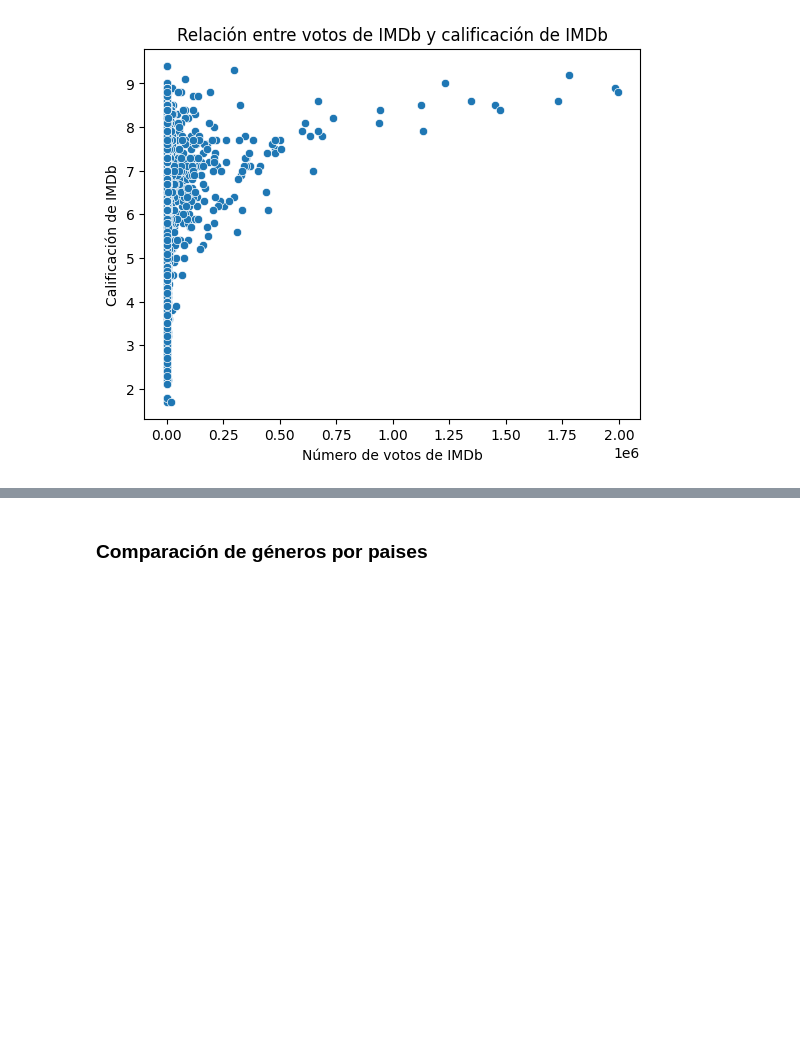
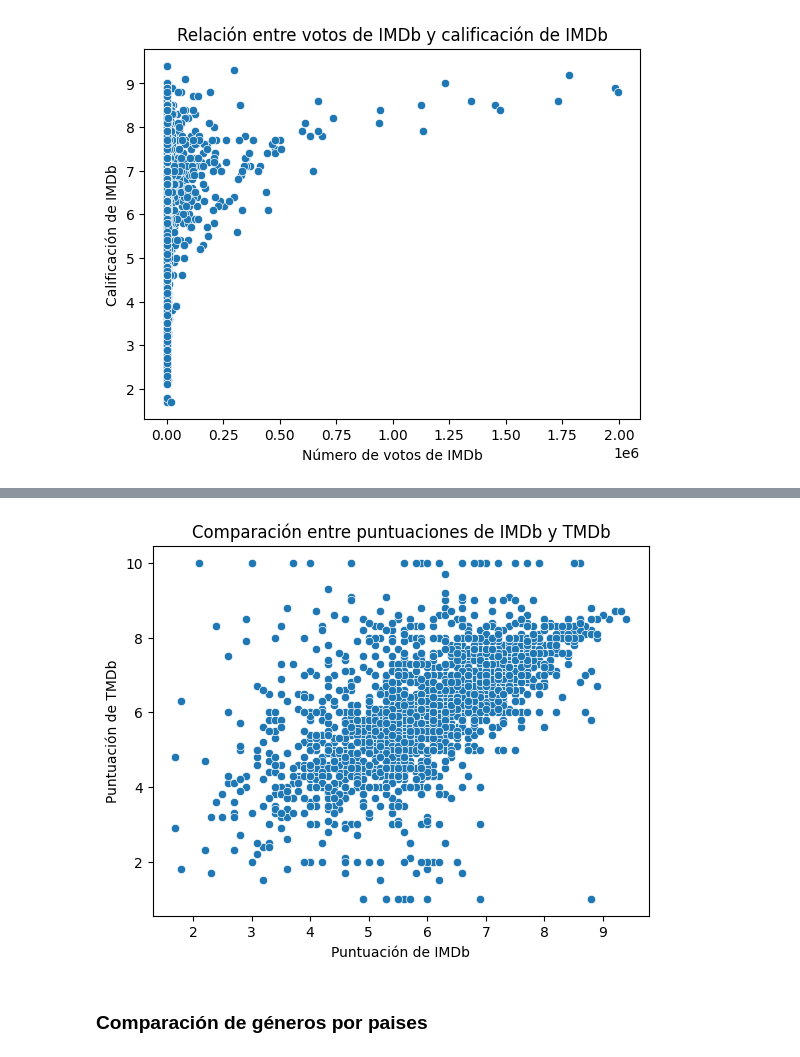
Before and after one commit to davidcabrero/EDA_Paramount, a Jupyter notebook: EDA_Paramount.ipynb, the cells around one changed output, grey strips where cells are left out. Drawn from its saved outputs; the diff is of its cells as text; code cells hidden in the pictures; blank space fills up the shorter version.

```diff
--- a/EDA_Paramount.ipynb
+++ b/EDA_Paramount.ipynb
@@ -306,3 +324,15 @@ plt.show()
+# %%
+sns.scatterplot(data=df_paramount, x='imdb_score', y='tmdb_score')
+
+# Personaliza la gráfica
+plt.title('Comparación entre puntuaciones de IMDb y TMDb')
+plt.xlabel('Puntuación de IMDb')
+plt.ylabel('Puntuación de TMDb')
+
+# Muestra la gráfica
+plt.show()
+# %% [output]
+[figure, added]
 # %% [markdown]
 ### Comparación de géneros por paises
 # %%
```
Also changed, not shown: parts of 2 cells of this notebook.
